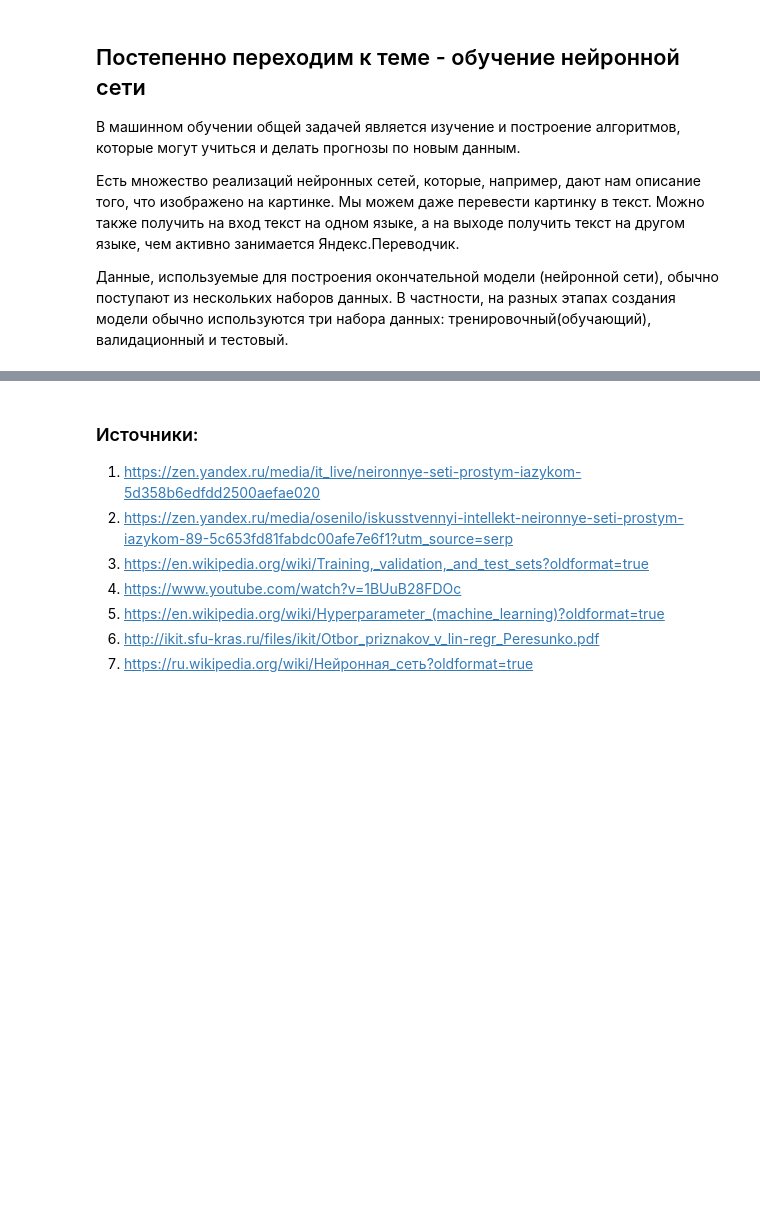
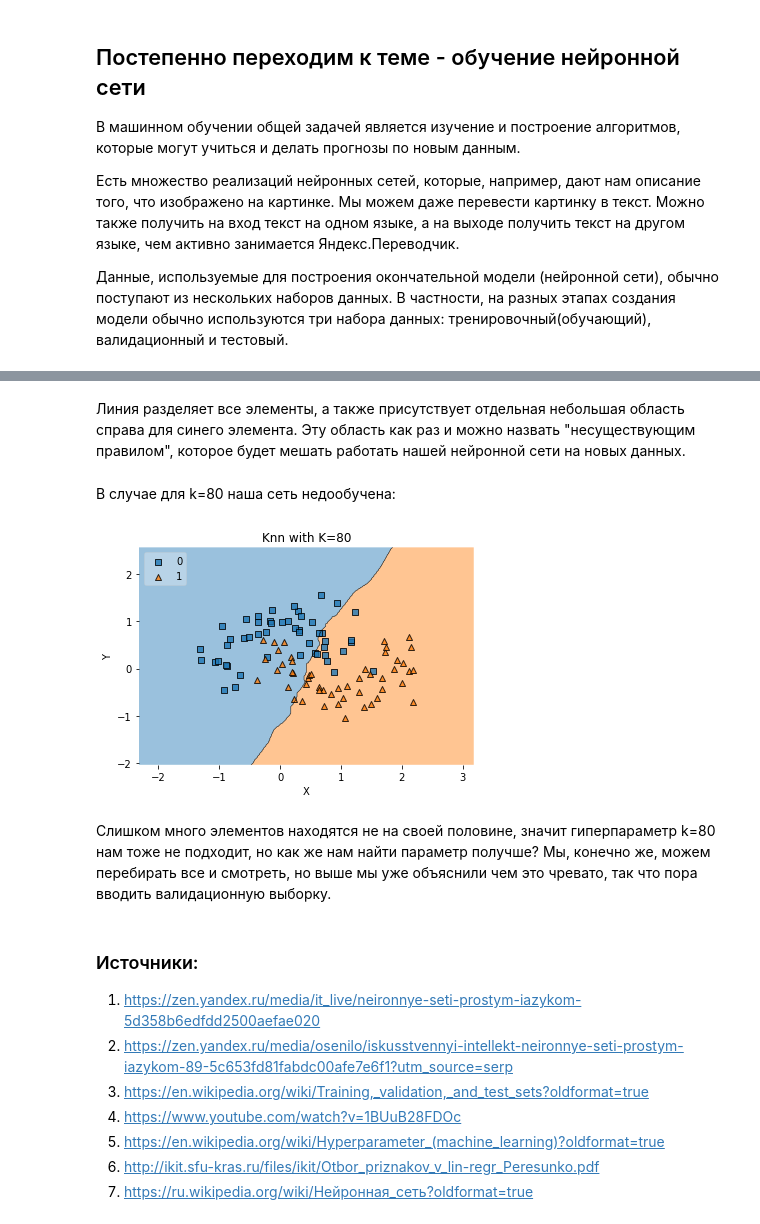
Before and after one commit to heyllog/dl, a Jupyter notebook: tutorial.ipynb, the cells around one changed output, grey strips where cells are left out. Cells and saved outputs as stored; diff of their text form; code cells hidden in the pictures; blank space fills up the shorter version.

```diff
--- a/tutorial.ipynb
+++ b/tutorial.ipynb
@@ -71,3 +124,13 @@
+# %% [markdown]
+Линия разделяет все элементы, а также присутствует отдельная небольшая область справа для синего элемента. Эту область как раз и можно назвать "несуществующим правилом", которое будет мешать работать нашей нейронной сети на новых данных.
+# %% [markdown]
+В случае для k=80 наша сеть недообучена:
+# %%
+knn_comparison(data1, 80)
+# %% [output]
+[figure, added]
+# %% [markdown]
+Слишком много элементов находятся не на своей половине, значит гиперпараметр k=80 нам тоже не подходит, но как же нам найти параметр получше? Мы, конечно же, можем перебирать все и смотреть, но выше мы уже объяснили чем это чревато, так что пора вводить валидационную выборку.
 # %% [markdown]
 ### Источники:
 1. https://zen.yandex.ru/media/it_live/neironnye-seti-prostym-iazykom-5d358b6edfdd2500aefae020
```
Also changed, not shown: parts of 11 cells of this notebook, 3 other files.
